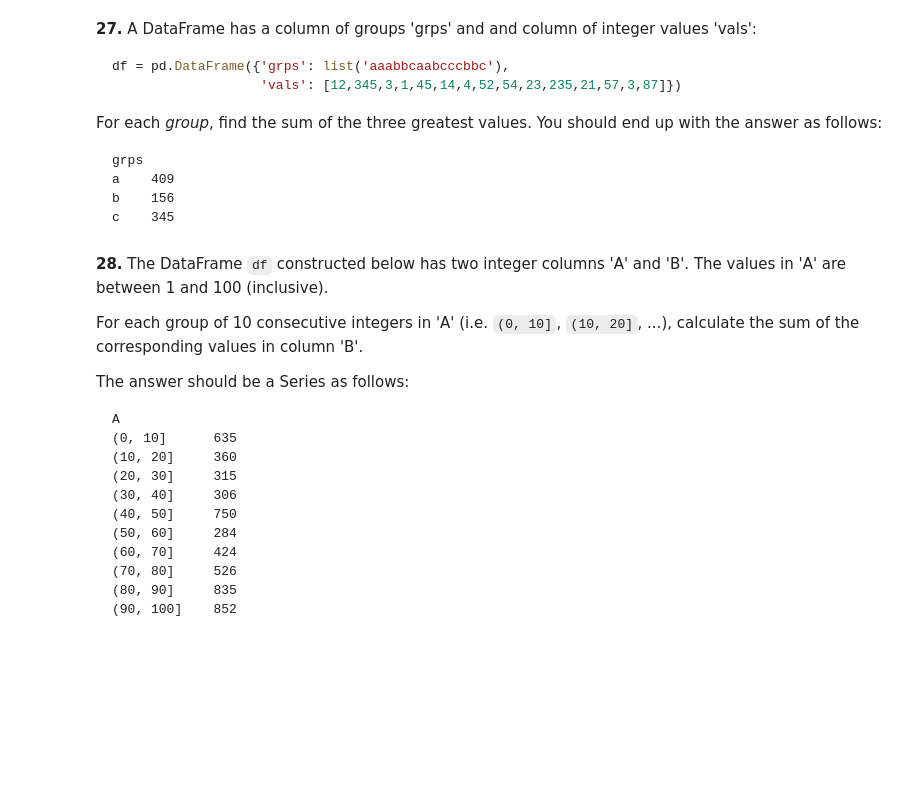
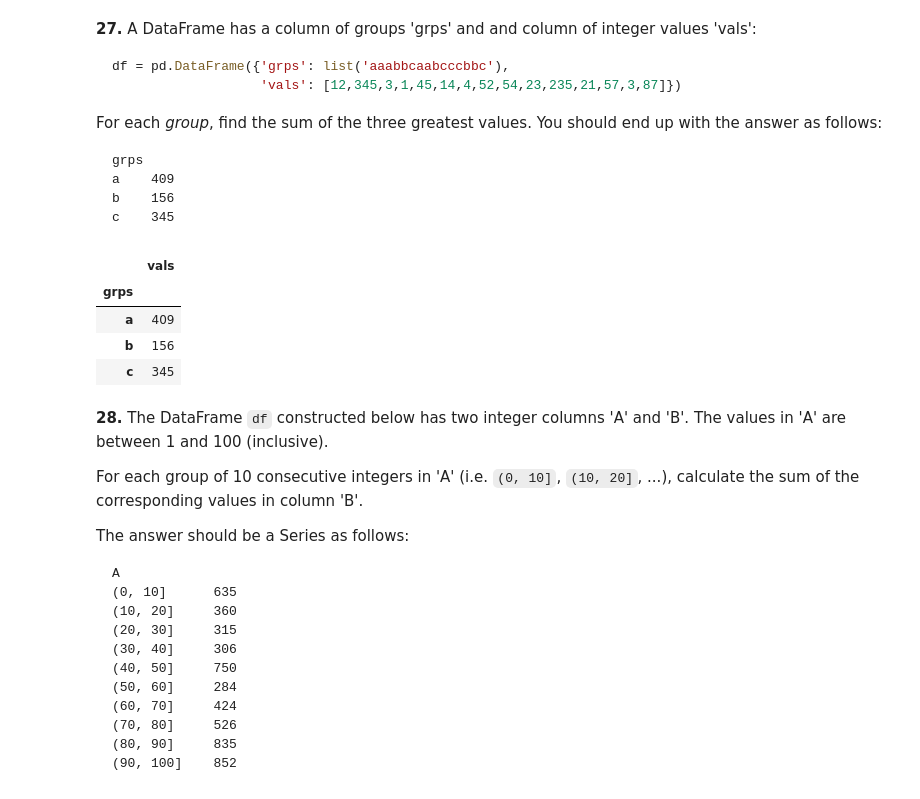
Before and after one commit to alsesb/100-pandas-puzzles, a Jupyter notebook: 100-pandas-puzzles.ipynb, the cells around one changed output. Cells and saved outputs as stored; diff of their text form; code cells hidden in the pictures; blank space fills up the shorter version.

```diff
--- a/100-pandas-puzzles.ipynb
+++ b/100-pandas-puzzles.ipynb
@@ -371,8 +413,15 @@ c    345
 # %%
 df = pd.DataFrame({'grps': list('aaabbcaabcccbbc'),
                    'vals': [12,345,3,1,45,14,4,52,54,23,235,21,57,3,87]})
 
 # write a solution to the question here
+df.set_index('grps').sort_values('vals', ascending = False).groupby('grps').head(3).groupby('grps').sum()
+# %% [output]
+|  | vals |
+| grps |  |
+| a | 409 |
+| b | 156 |
+| c | 345 |
 # %% [markdown]
 **28.** The DataFrame `df` constructed below has two integer columns 'A' and 'B'. The values in 'A' are between 1 and 100 (inclusive).
 
```
Also changed, not shown: parts of 7 cells of this notebook.
